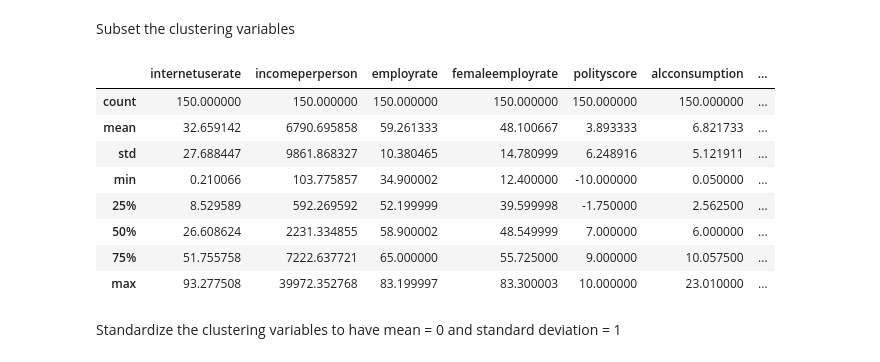
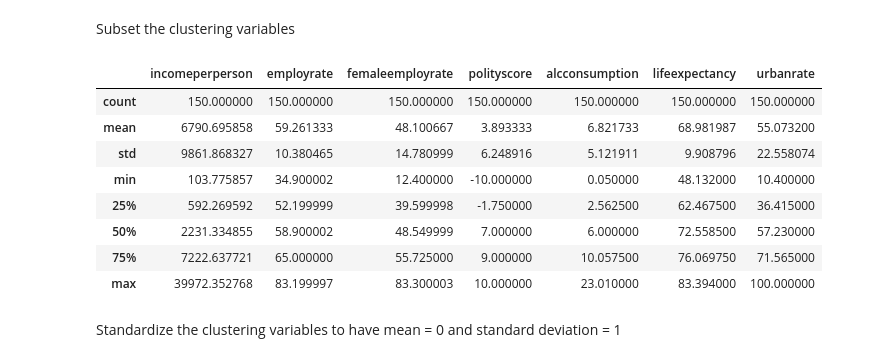
Before and after one commit to raffg/Coursera-Data-Analysis-and-Interpretation, a Jupyter notebook: 04 Machine Learning for Data Analysis - 04 Running a k-means Cluster Analysis.ipynb, the cells around one changed output. Drawn from its saved outputs; the diff is of its cells as text; code cells hidden in the pictures.

```diff
--- a/04 Machine Learning for Data Analysis - 04 Running a k-means Cluster Analysis.ipynb
+++ b/04 Machine Learning for Data Analysis - 04 Running a k-means Cluster Analysis.ipynb
@@ -40,19 +40,19 @@ data_clean = sub1.dropna()
 # %% [markdown]
 Subset the clustering variables
 # %%
-cluster = data_clean[['internetuserate', 'incomeperperson','employrate','femaleemployrate','polityscore',
-'alcconsumption', 'lifeexpectancy', 'urbanrate']]
+cluster = data_clean[['incomeperperson','employrate','femaleemployrate','polityscore',
+                      'alcconsumption', 'lifeexpectancy', 'urbanrate']]
 cluster.describe()
 # %% [output]
-|  | internetuserate | incomeperperson | employrate | femaleemployrate | polityscore | alcconsumption | ... |
-| count | 150.000000 | 150.000000 | 150.000000 | 150.000000 | 150.000000 | 150.000000 | ... |
-| mean | 32.659142 | 6790.695858 | 59.261333 | 48.100667 | 3.893333 | 6.821733 | ... |
-| std | 27.688447 | 9861.868327 | 10.380465 | 14.780999 | 6.248916 | 5.121911 | ... |
-| min | 0.210066 | 103.775857 | 34.900002 | 12.400000 | -10.000000 | 0.050000 | ... |
-| 25% | 8.529589 | 592.269592 | 52.199999 | 39.599998 | -1.750000 | 2.562500 | ... |
-| 50% | 26.608624 | 2231.334855 | 58.900002 | 48.549999 | 7.000000 | 6.000000 | ... |
-| 75% | 51.755758 | 7222.637721 | 65.000000 | 55.725000 | 9.000000 | 10.057500 | ... |
-| max | 93.277508 | 39972.352768 | 83.199997 | 83.300003 | 10.000000 | 23.010000 | ... |
+|  | incomeperperson | employrate | femaleemployrate | polityscore | alcconsumption | lifeexpectancy | urbanrate |
+| count | 150.000000 | 150.000000 | 150.000000 | 150.000000 | 150.000000 | 150.000000 | 150.000000 |
+| mean | 6790.695858 | 59.261333 | 48.100667 | 3.893333 | 6.821733 | 68.981987 | 55.073200 |
+| std | 9861.868327 | 10.380465 | 14.780999 | 6.248916 | 5.121911 | 9.908796 | 22.558074 |
+| min | 103.775857 | 34.900002 | 12.400000 | -10.000000 | 0.050000 | 48.132000 | 10.400000 |
+| 25% | 592.269592 | 52.199999 | 39.599998 | -1.750000 | 2.562500 | 62.467500 | 36.415000 |
+| 50% | 2231.334855 | 58.900002 | 48.549999 | 7.000000 | 6.000000 | 72.558500 | 57.230000 |
+| 75% | 7222.637721 | 65.000000 | 55.725000 | 9.000000 | 10.057500 | 76.069750 | 71.565000 |
+| max | 39972.352768 | 83.199997 | 83.300003 | 10.000000 | 23.010000 | 83.394000 | 100.000000 |
 # %% [markdown]
 Standardize the clustering variables to have mean = 0 and standard deviation = 1
 # %%
```
Also changed, not shown: parts of 14 cells of this notebook.
